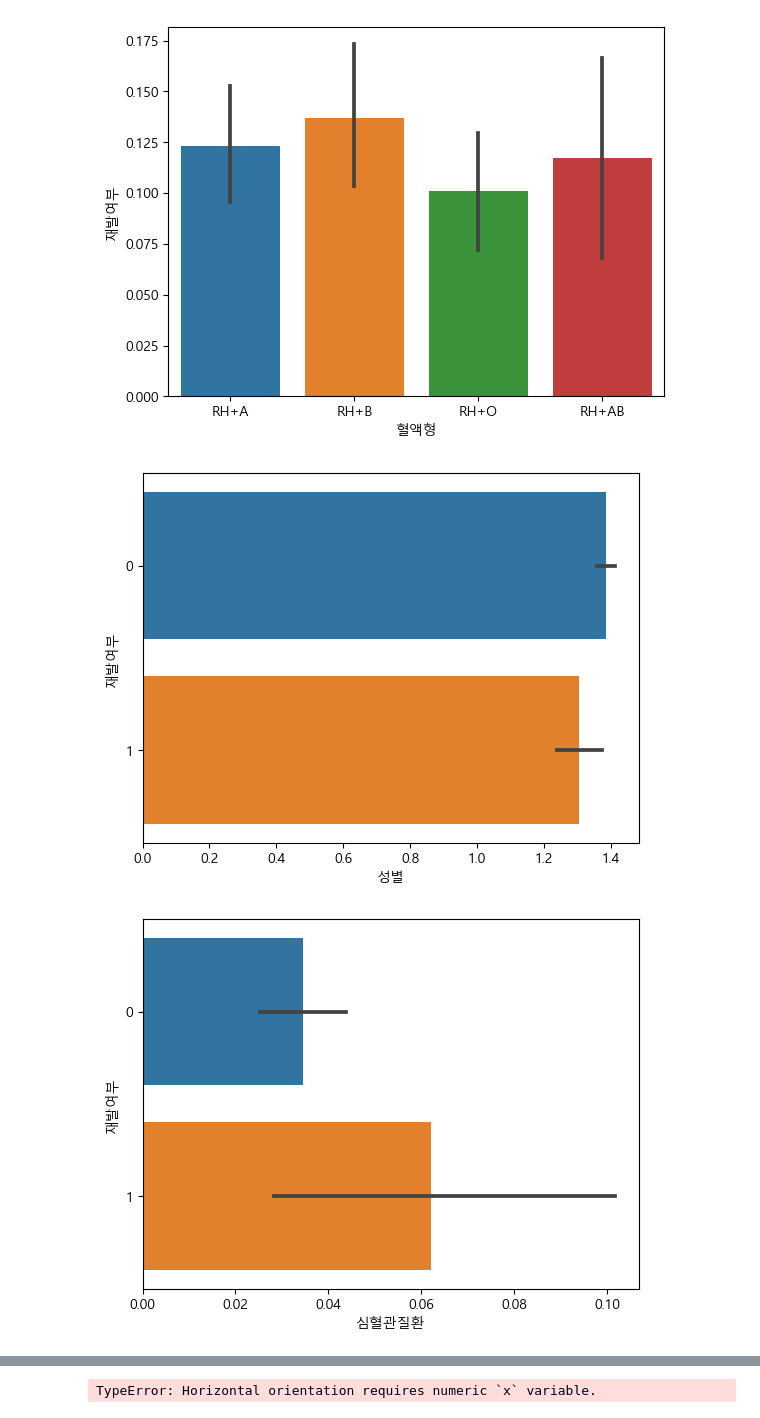
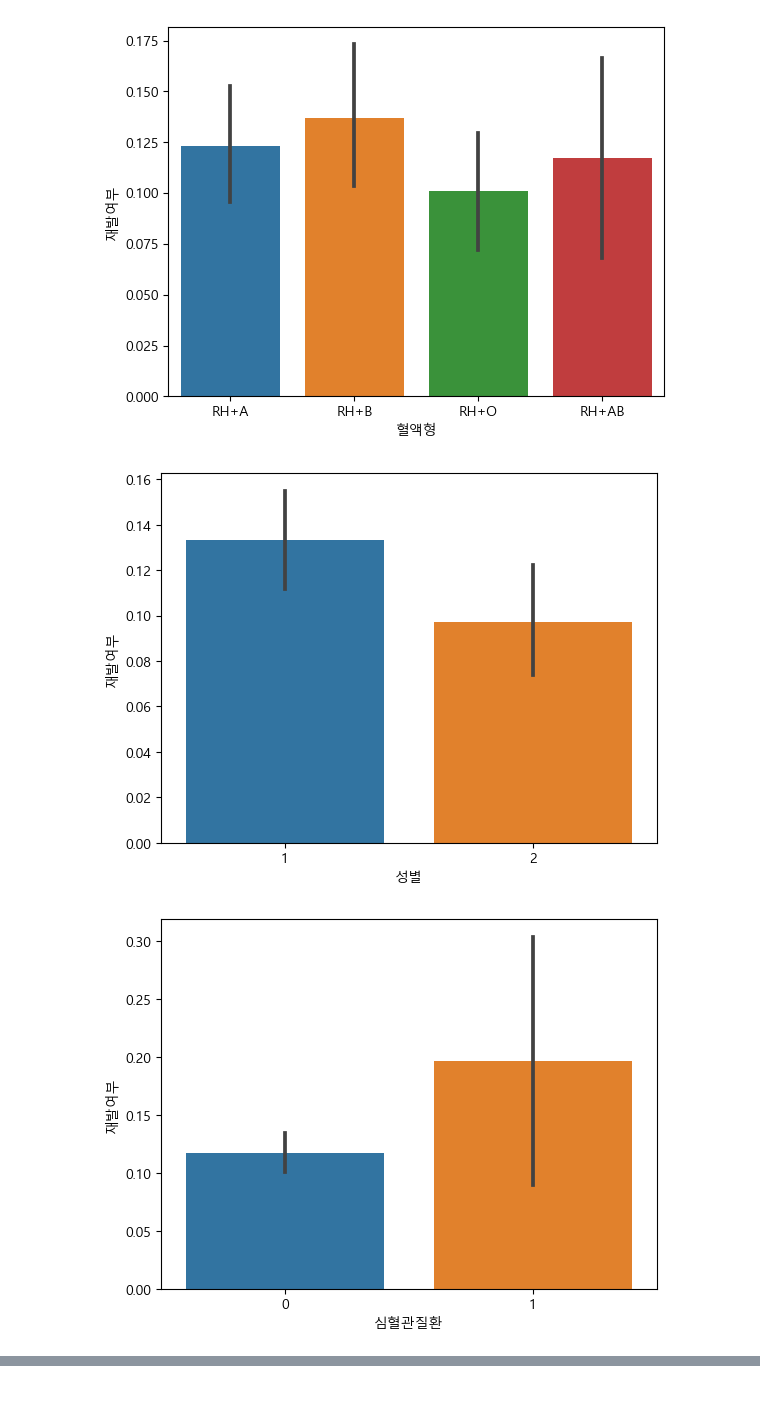
Before and after one commit to SSSanga/study_data_analytics, a Jupyter notebook: codes/EDA/RecurrenceOfSurgery_EDA.ipynb, the cells around one changed output, grey strips where cells are left out. Drawn from its saved outputs; the diff is of its cells as text; code cells hidden in the pictures.

```diff
--- a/codes/EDA/RecurrenceOfSurgery_EDA.ipynb
+++ b/codes/EDA/RecurrenceOfSurgery_EDA.ipynb
@@ -194,9 +194,13 @@ for item in forpatient_object_list :
 ## 직업은 상위 5개 or 하위 5개로 뽑아서 각각을 보면 됨.
 # %%
 # looping
+# for item in forpatient_object_list :
+#     sns.barplot(data=df_ROS_forpatient, x=item, y='재발여부', orient='h')
+#     plt.show()
+# looping
 for item in forpatient_object_list :
-    sns.barplot(data=df_ROS_forpatient, x=item, y='재발여부', orient='h')
+    sns.barplot(data=df_ROS_forpatient, x=item, y='재발여부')
     plt.show()
 # %% [output]
-[figure, old version]
+[figure, new version]
-[figure, old version]
+[figure, new version]
@@ -204 +207,0 @@ for item in forpatient_object_list :
-TypeError: Horizontal orientation requires numeric `x` variable.
```
Also changed, not shown: parts of 1 cell of this notebook, 2 other files.
